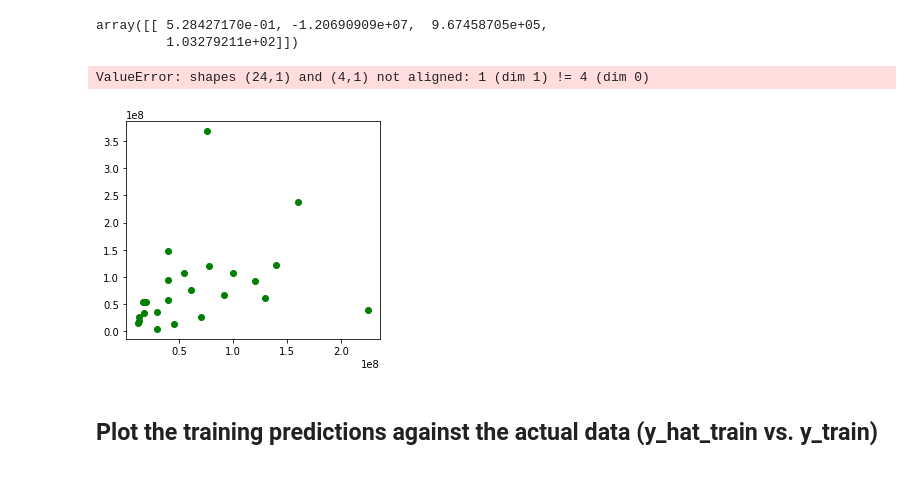
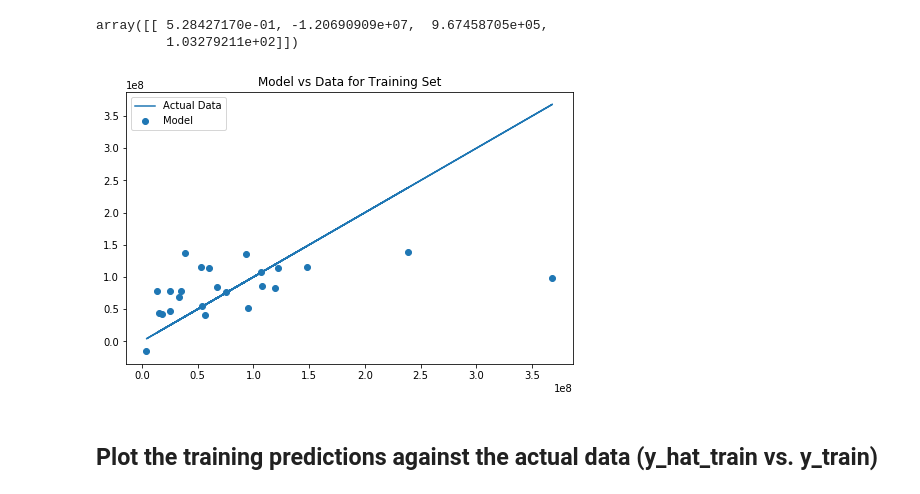
Before and after one commit to lasoya/dsc-2-24-08-bias-variance-trade-off-lab-nyc-ds-career-031119, a Jupyter notebook: index.ipynb, the cells around one changed output. Drawn from its saved outputs; the diff is of its cells as text; code cells hidden in the pictures.

```diff
--- a/index.ipynb
+++ b/index.ipynb
@@ -87,21 +87,14 @@ array([[ 5.28427170e-01, -1.20690909e+07,  9.67458705e+05,
 # %%
 import matplotlib.pyplot as plt
 %matplotlib inline
-# %%
-plt.figure(figsize=(10, 4))
-plt.subplot(1, 2, 1)
-plt.scatter(df_train.budget, df_train.domgross, color = "green")
-plt.plot(df_train.budget.values.reshape(-1, 1), reg.predict(df_train.budget.values.reshape(-1, 1)))
-plt.xlabel("Budget")
-plt.ylabel("Domestic Gross")
-
-plt.subplot(1, 2, 2)
-plt.scatter(df_test.budget, df_test.domgross, color = "green")
-plt.plot(df_test.budget.values.reshape(-1, 1), reg.predict(df_test.budget.values.reshape(-1, 1)))
-plt.xlabel("Budget");
-# %% [output]
-ValueError: shapes (24,1) and (4,1) not aligned: 1 (dim 1) != 4 (dim 0)
-[figure, removed]
+# %%
+plt.figure(figsize=(8,5))
+plt.scatter(y_train, linreg.predict(X_train), label='Model')
+plt.plot(y_train, y_train, label='Actual Data')
+plt.title('Model vs Data for Training Set')
+plt.legend();
+# %% [output]
+[figure, added]
 # %% [markdown]
 ## Plot the training predictions against the actual data (y_hat_train vs. y_train)
 # %% [markdown]
```
